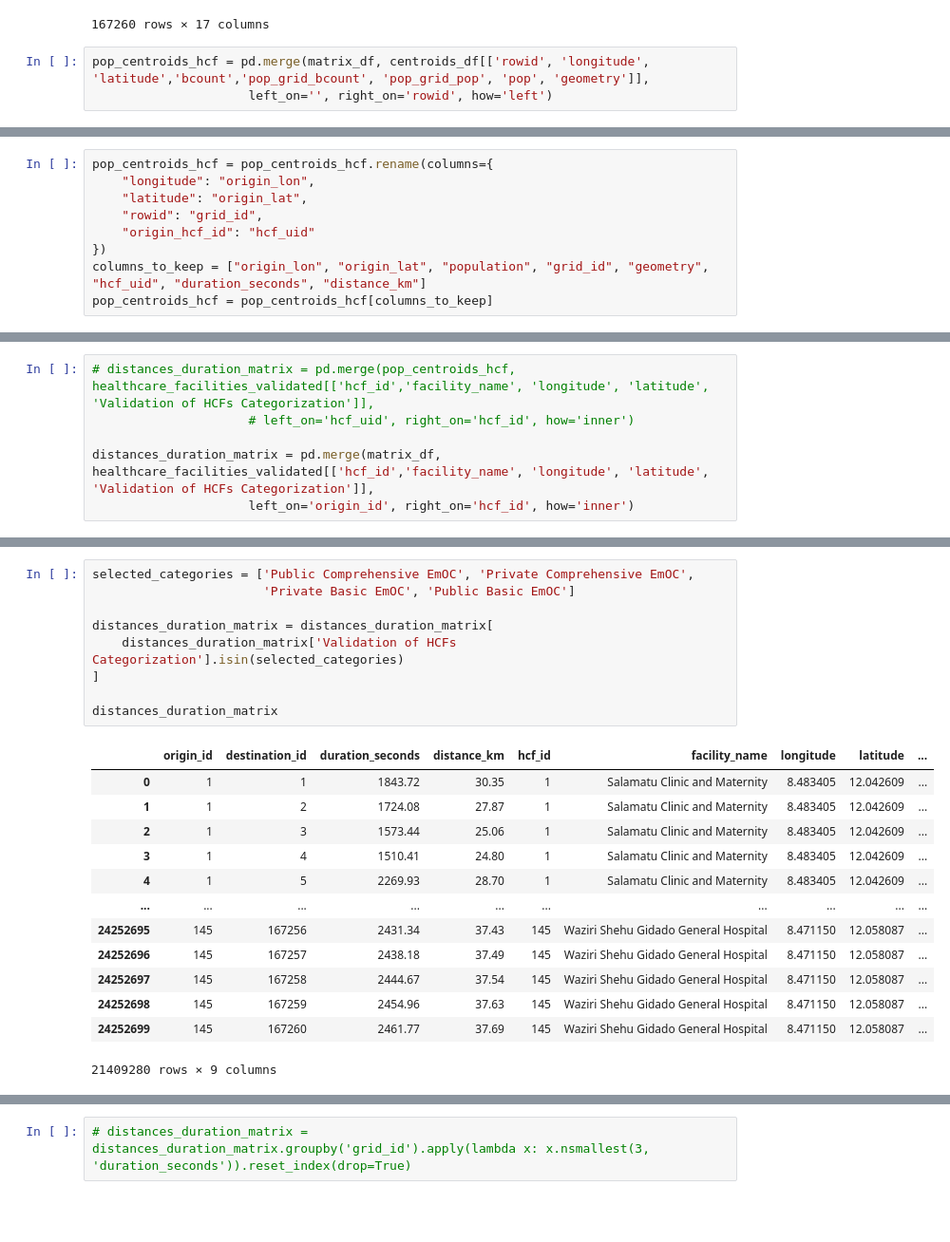
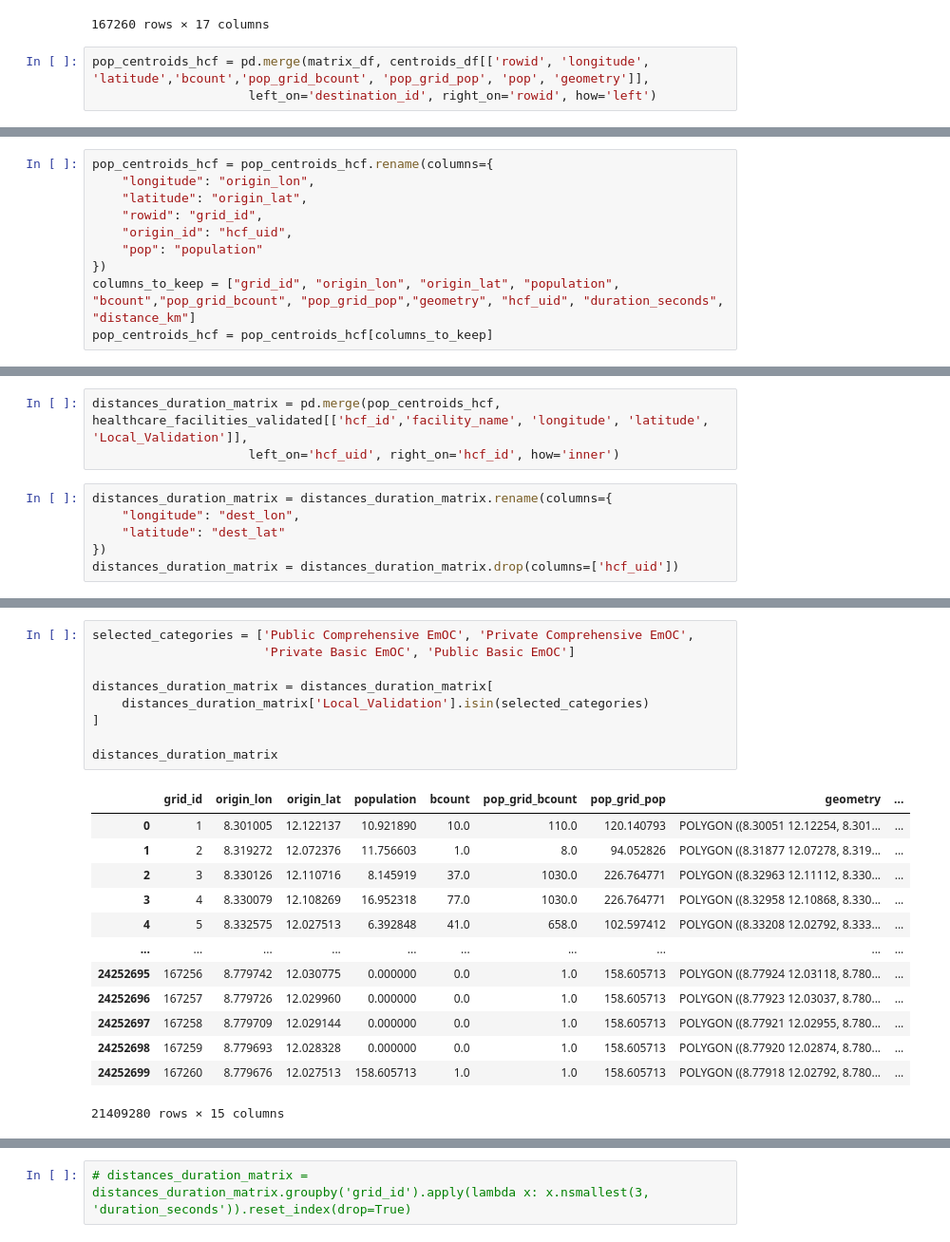
Before and after one commit to urbanbigdatacentre/ideamaps-models, a Jupyter notebook: models/emergency-maternal-care/scripts/Health_Care_Access_Kano_3_closet_EmOC.ipynb, the cells around one changed output, grey strips where cells are left out. Shown at 95% size. Cells and saved outputs as stored; diff of their text form; blank space fills up the shorter version.

```diff
--- a/models/emergency-maternal-care/scripts/Health_Care_Access_Kano_3_closet_EmOC.ipynb
+++ b/models/emergency-maternal-care/scripts/Health_Care_Access_Kano_3_closet_EmOC.ipynb
@@ -283,7 +281,7 @@ centroids_df
 167260 rows × 17 columns
 # %%
 pop_centroids_hcf = pd.merge(matrix_df, centroids_df[['rowid', 'longitude', 'latitude','bcount','pop_grid_bcount', 'pop_grid_pop', 'pop', 'geometry']],
-                     left_on='', right_on='rowid', how='left')
+                     left_on='destination_id', right_on='rowid', how='left')
 # %%
 pop_centroids_hcf
 # %% [output]
@@ -305,9 +303,10 @@ pop_centroids_hcf = pop_centroids_hcf.rename(columns={
     "longitude": "origin_lon",
     "latitude": "origin_lat",
     "rowid": "grid_id",
-    "origin_hcf_id": "hcf_uid"
+    "origin_id": "hcf_uid",
+    "pop": "population"
 })
-columns_to_keep = ["origin_lon", "origin_lat", "population", "grid_id", "geometry", "hcf_uid", "duration_seconds", "distance_km"]
+columns_to_keep = ["grid_id", "origin_lon", "origin_lat", "population", "bcount","pop_grid_bcount", "pop_grid_pop","geometry", "hcf_uid", "duration_seconds", "distance_km"]
 pop_centroids_hcf = pop_centroids_hcf[columns_to_keep]
 # %%
 pop_centroids_hcf
@@ -328,9 +327,12 @@ pop_centroids_hcf
 # %%
-# distances_duration_matrix = pd.merge(pop_centroids_hcf, healthcare_facilities_validated[['hcf_id','facility_name', 'longitude', 'latitude', 'Validation of HCFs Categorization']],
-                     # left_on='hcf_uid', right_on='hcf_id', how='inner')
-
-distances_duration_matrix = pd.merge(matrix_df, healthcare_facilities_validated[['hcf_id','facility_name', 'longitude', 'latitude', 'Validation of HCFs Categorization']],
-                     left_on='origin_id', right_on='hcf_id', how='inner')
+distances_duration_matrix = pd.merge(pop_centroids_hcf, healthcare_facilities_validated[['hcf_id','facility_name', 'longitude', 'latitude', 'Local_Validation']],
+                     left_on='hcf_uid', right_on='hcf_id', how='inner')
+# %%
+distances_duration_matrix = distances_duration_matrix.rename(columns={
+    "longitude": "dest_lon",
+    "latitude": "dest_lat"
+})
+distances_duration_matrix = distances_duration_matrix.drop(columns=['hcf_uid'])
 # %%
 distances_duration_matrix
 # %% [output]
@@ -363,26 +365,26 @@ Name: Validation of HCFs Categorization, dtype: int64
 # %%
 selected_categories = ['Public Comprehensive EmOC', 'Private Comprehensive EmOC',
                        'Private Basic EmOC', 'Public Basic EmOC']
 
 distances_duration_matrix = distances_duration_matrix[
-    distances_duration_matrix['Validation of HCFs Categorization'].isin(selected_categories)
+    distances_duration_matrix['Local_Validation'].isin(selected_categories)
 ]
 
 distances_duration_matrix
 # %% [output]
-|  | origin_id | destination_id | duration_seconds | distance_km | hcf_id | facility_name | longitude | latitude | ... |
-| 0 | 1 | 1 | 1843.72 | 30.35 | 1 | Salamatu Clinic and Maternity | 8.483405 | 12.042609 | ... |
-| 1 | 1 | 2 | 1724.08 | 27.87 | 1 | Salamatu Clinic and Maternity | 8.483405 | 12.042609 | ... |
-| 2 | 1 | 3 | 1573.44 | 25.06 | 1 | Salamatu Clinic and Maternity | 8.483405 | 12.042609 | ... |
-| 3 | 1 | 4 | 1510.41 | 24.80 | 1 | Salamatu Clinic and Maternity | 8.483405 | 12.042609 | ... |
-| 4 | 1 | 5 | 2269.93 | 28.70 | 1 | Salamatu Clinic and Maternity | 8.483405 | 12.042609 | ... |
+|  | grid_id | origin_lon | origin_lat | population | bcount | pop_grid_bcount | pop_grid_pop | geometry | ... |
+| 0 | 1 | 8.301005 | 12.122137 | 10.921890 | 10.0 | 110.0 | 120.140793 | POLYGON ((8.30051 12.12254, 8.301... | ... |
+| 1 | 2 | 8.319272 | 12.072376 | 11.756603 | 1.0 | 8.0 | 94.052826 | POLYGON ((8.31877 12.07278, 8.319... | ... |
+| 2 | 3 | 8.330126 | 12.110716 | 8.145919 | 37.0 | 1030.0 | 226.764771 | POLYGON ((8.32963 12.11112, 8.330... | ... |
+| 3 | 4 | 8.330079 | 12.108269 | 16.952318 | 77.0 | 1030.0 | 226.764771 | POLYGON ((8.32958 12.10868, 8.330... | ... |
+| 4 | 5 | 8.332575 | 12.027513 | 6.392848 | 41.0 | 658.0 | 102.597412 | POLYGON ((8.33208 12.02792, 8.333... | ... |
 | ... | ... | ... | ... | ... | ... | ... | ... | ... | ... |
-| 24252695 | 145 | 167256 | 2431.34 | 37.43 | 145 | Waziri Shehu Gidado General Hospital | 8.471150 | 12.058087 | ... |
-| 24252696 | 145 | 167257 | 2438.18 | 37.49 | 145 | Waziri Shehu Gidado General Hospital | 8.471150 | 12.058087 | ... |
-| 24252697 | 145 | 167258 | 2444.67 | 37.54 | 145 | Waziri Shehu Gidado General Hospital | 8.471150 | 12.058087 | ... |
-| 24252698 | 145 | 167259 | 2454.96 | 37.63 | 145 | Waziri Shehu Gidado General Hospital | 8.471150 | 12.058087 | ... |
-| 24252699 | 145 | 167260 | 2461.77 | 37.69 | 145 | Waziri Shehu Gidado General Hospital | 8.471150 | 12.058087 | ... |
+| 24252695 | 167256 | 8.779742 | 12.030775 | 0.000000 | 0.0 | 1.0 | 158.605713 | POLYGON ((8.77924 12.03118, 8.780... | ... |
+| 24252696 | 167257 | 8.779726 | 12.029960 | 0.000000 | 0.0 | 1.0 | 158.605713 | POLYGON ((8.77923 12.03037, 8.780... | ... |
+| 24252697 | 167258 | 8.779709 | 12.029144 | 0.000000 | 0.0 | 1.0 | 158.605713 | POLYGON ((8.77921 12.02955, 8.780... | ... |
+| 24252698 | 167259 | 8.779693 | 12.028328 | 0.000000 | 0.0 | 1.0 | 158.605713 | POLYGON ((8.77920 12.02874, 8.780... | ... |
+| 24252699 | 167260 | 8.779676 | 12.027513 | 158.605713 | 1.0 | 1.0 | 158.605713 | POLYGON ((8.77918 12.02792, 8.780... | ... |
-21409280 rows × 9 columns
+21409280 rows × 15 columns
 # %%
 # creat subsets based on categories of 'Validation of HCFs Categorization'
 categories = {
```
Also changed, not shown: parts of 19 cells of this notebook, 1 other file.
